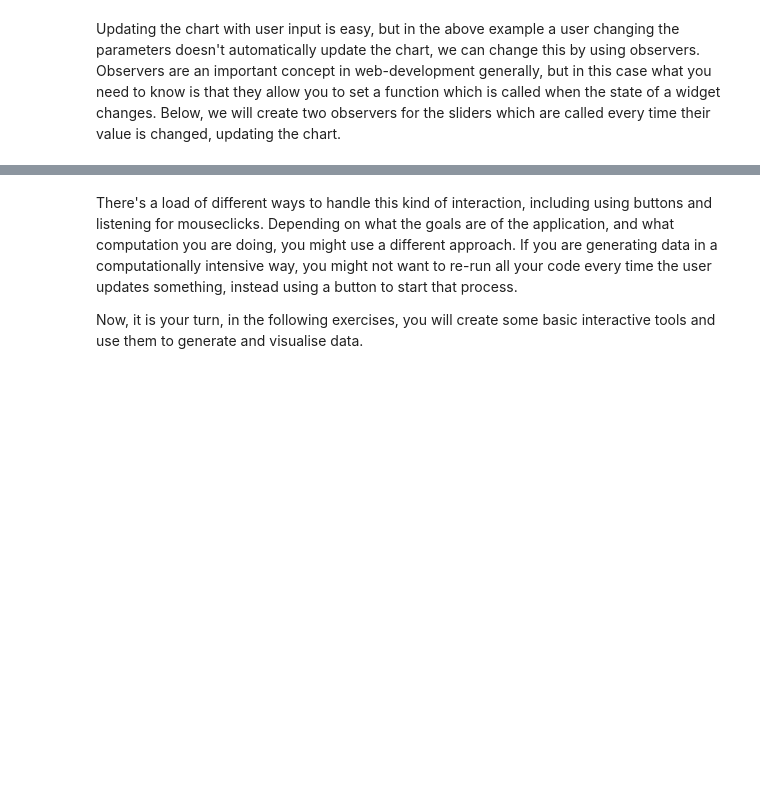
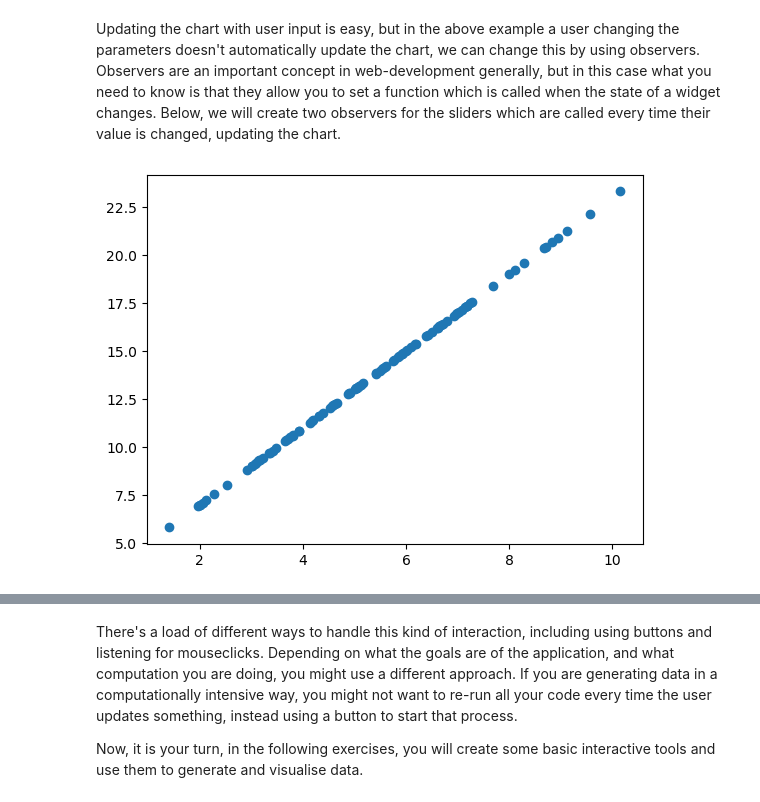
Before and after one commit to Josh-Redmond-UK/GeospatialWebApps, a Jupyter notebook: Python/Basics of Interaction.ipynb, the cells around one changed output, grey strips where cells are left out. Cells and saved outputs as stored; diff of their text form; code cells hidden in the pictures; blank space fills up the shorter version.

```diff
--- a/Python/Basics of Interaction.ipynb
+++ b/Python/Basics of Interaction.ipynb
@@ -53,12 +63,22 @@ plt.scatter(x, y)
 Updating the chart with user input is easy, but in the above example a user changing the parameters doesn't automatically update the chart, we can change this by using observers. Observers are an important concept in web-development generally, but in this case what you need to know is that they allow you to set a function which is called when the state of a widget changes. Below, we will create two observers for the sliders which are called every time their value is changed, updating the chart.
 # %%
 y = generate_y(x, 2, 3)
+fig, ax = plt.subplots()
 chart = plt.scatter(x, y)
+plt.show()
+
 
 def update_chart(change):
     y = generate_y(x, m_slider.value, c_slider.value)
-    chart.set_ydata(y)
-    chart.canvas.draw()
+    plt.clf()
+    chart = plt.scatter(x, y)
 
-m_slider.observe(update_chart, 'value')
-c_slider.observe(update_chart, 'value')
+    print("callback firing")
+
+m_slider.observe(update_chart, names='value')
+c_slider.observe(update_chart, names='value')
+
+display(m_slider)
+display(c_slider)
+# %% [output]
+[figure, added]
```
Also changed, not shown: parts of 4 cells of this notebook, 3 other files.
